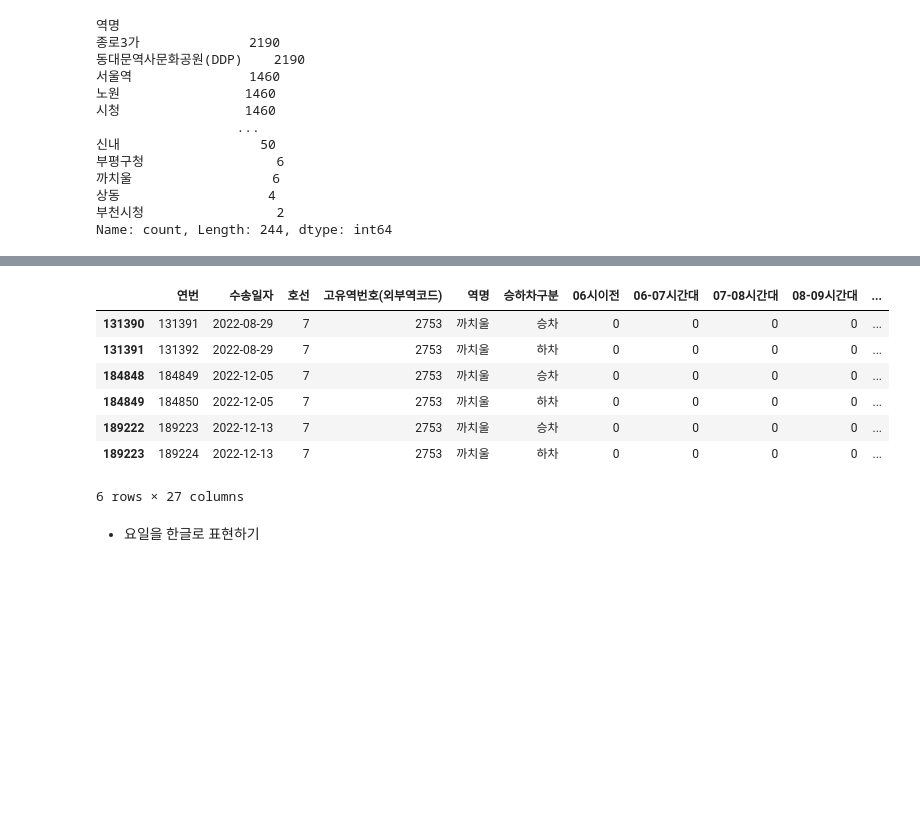
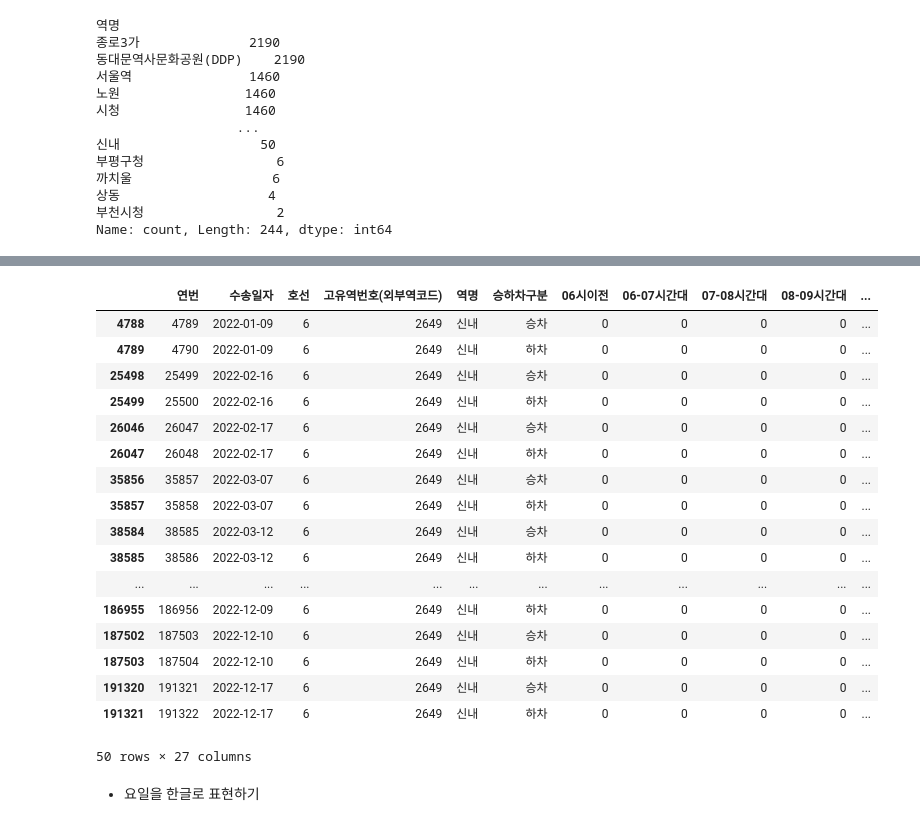
Before and after one commit to SSolLEE/tempProject, a Jupyter notebook: python/crawling/semi/data/^^^역별요일별비율.ipynb, the cells around one changed output, grey strips where cells are left out. Drawn from its saved outputs; the diff is of its cells as text; code cells hidden in the pictures; blank space fills up the shorter version.

```diff
--- a/python/crawling/semi/data/^^^역별요일별비율.ipynb
+++ b/python/crawling/semi/data/^^^역별요일별비율.ipynb
@@ -67,14 +78,24 @@ data[(data['호선'] == 7) & (data['역명'] == '석남')]
 # %%
-data[data['역명'] == '까치울']
+data[data['역명'] == '신내']
 # %% [output]
 |  | 연번 | 수송일자 | 호선 | 고유역번호(외부역코드) | 역명 | 승하차구분 | 06시이전 | 06-07시간대 | 07-08시간대 | 08-09시간대 | ... |
-| 131390 | 131391 | 2022-08-29 | 7 | 2753 | 까치울 | 승차 | 0 | 0 | 0 | 0 | ... |
-| 131391 | 131392 | 2022-08-29 | 7 | 2753 | 까치울 | 하차 | 0 | 0 | 0 | 0 | ... |
-| 184848 | 184849 | 2022-12-05 | 7 | 2753 | 까치울 | 승차 | 0 | 0 | 0 | 0 | ... |
-| 184849 | 184850 | 2022-12-05 | 7 | 2753 | 까치울 | 하차 | 0 | 0 | 0 | 0 | ... |
-| 189222 | 189223 | 2022-12-13 | 7 | 2753 | 까치울 | 승차 | 0 | 0 | 0 | 0 | ... |
-| 189223 | 189224 | 2022-12-13 | 7 | 2753 | 까치울 | 하차 | 0 | 0 | 0 | 0 | ... |
+| 4788 | 4789 | 2022-01-09 | 6 | 2649 | 신내 | 승차 | 0 | 0 | 0 | 0 | ... |
+| 4789 | 4790 | 2022-01-09 | 6 | 2649 | 신내 | 하차 | 0 | 0 | 0 | 0 | ... |
+| 25498 | 25499 | 2022-02-16 | 6 | 2649 | 신내 | 승차 | 0 | 0 | 0 | 0 | ... |
+| 25499 | 25500 | 2022-02-16 | 6 | 2649 | 신내 | 하차 | 0 | 0 | 0 | 0 | ... |
+| 26046 | 26047 | 2022-02-17 | 6 | 2649 | 신내 | 승차 | 0 | 0 | 0 | 0 | ... |
+| 26047 | 26048 | 2022-02-17 | 6 | 2649 | 신내 | 하차 | 0 | 0 | 0 | 0 | ... |
+| 35856 | 35857 | 2022-03-07 | 6 | 2649 | 신내 | 승차 | 0 | 0 | 0 | 0 | ... |
+| 35857 | 35858 | 2022-03-07 | 6 | 2649 | 신내 | 하차 | 0 | 0 | 0 | 0 | ... |
+| 38584 | 38585 | 2022-03-12 | 6 | 2649 | 신내 | 승차 | 0 | 0 | 0 | 0 | ... |
+| 38585 | 38586 | 2022-03-12 | 6 | 2649 | 신내 | 하차 | 0 | 0 | 0 | 0 | ... |
+| ... | ... | ... | ... | ... | ... | ... | ... | ... | ... | ... | ... |
+| 186955 | 186956 | 2022-12-09 | 6 | 2649 | 신내 | 하차 | 0 | 0 | 0 | 0 | ... |
+| 187502 | 187503 | 2022-12-10 | 6 | 2649 | 신내 | 승차 | 0 | 0 | 0 | 0 | ... |
+| 187503 | 187504 | 2022-12-10 | 6 | 2649 | 신내 | 하차 | 0 | 0 | 0 | 0 | ... |
+| 191320 | 191321 | 2022-12-17 | 6 | 2649 | 신내 | 승차 | 0 | 0 | 0 | 0 | ... |
+| 191321 | 191322 | 2022-12-17 | 6 | 2649 | 신내 | 하차 | 0 | 0 | 0 | 0 | ... |
-6 rows × 27 columns
+50 rows × 27 columns
 # %% [markdown]
 - 요일을 한글로 표현하기
 # %%
```
Also changed, not shown: parts of 21 cells of this notebook, 6 other files.
